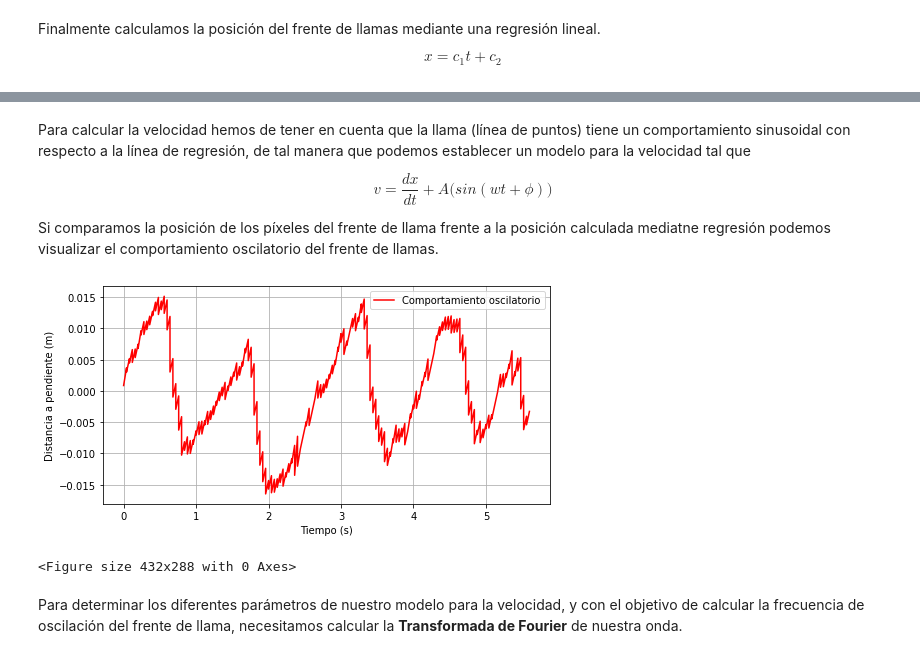
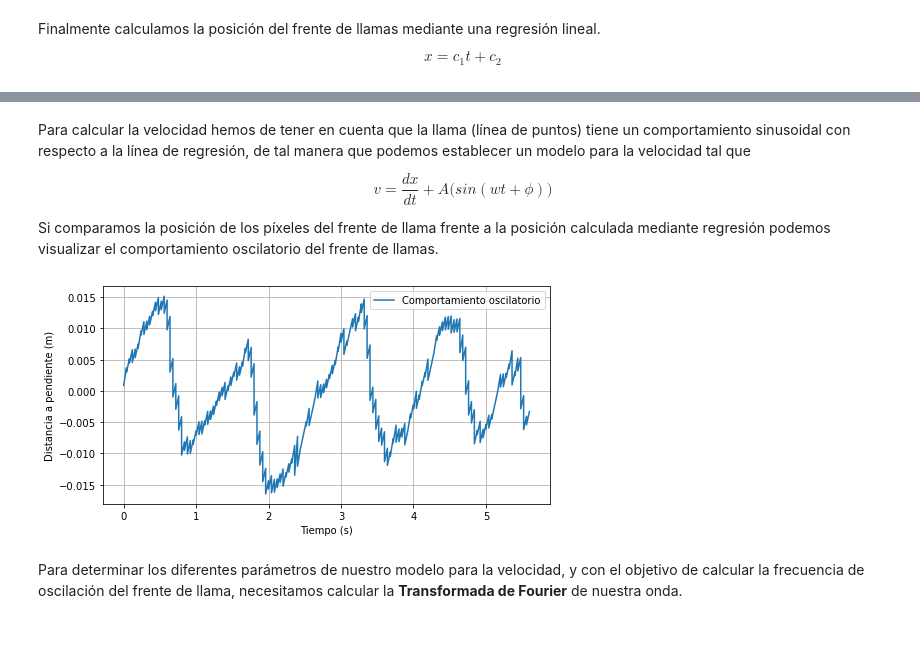
Before and after one commit to feliux/physics_projects, a Jupyter notebook: image_processing/3_frente_llamas/3_Velocidad_Frente_Llama.ipynb, the cells around one changed output, grey strips where cells are left out. Cells and saved outputs as stored; diff of their text form; code cells hidden in the pictures.

```diff
--- a/image_processing/3_frente_llamas/3_Velocidad_Frente_Llama.ipynb
+++ b/image_processing/3_frente_llamas/3_Velocidad_Frente_Llama.ipynb
@@ -42,12 +42,21 @@ Para ello, debe hacer los siguientes pasos:
 import cv2
 import numpy as np
 from matplotlib import pyplot as plt
+import statsmodels.api as sm
 
-image = "streak_photograph.png"
+%matplotlib inline
+
+# Figures
+FIGURES_PATH = "figures/"
+
+# Images
+IMAGES_PATH = "images/"
+
+image = IMAGES_PATH + "streak_photograph.png"
 
 image = cv2.imread(image)
 
-# converting to gray scale
+# Converting to gray scale
 gray = cv2.cvtColor(image, cv2.COLOR_BGR2GRAY)
 
 plt.figure(figsize = (15, 10))
@@ -261,0 +230,24 @@ R2: 1.00
+# %%
+# eje y la posición
+y = A*x + B
+#y = np.flip(y)
+# eje x = t
+X = sm.add_constant(t, prepend=True)
+
+ols1 = sm.OLS(y, X)
+ols_result1 = ols1.fit()
+print(ols_result1.summary())
+print(" ")
+
+y_pred = ols_result1.predict(X)
+
+plt.figure(figsize = (8, 4))
+plt.plot(t, y, label="Frente llama")
+plt.plot(t, y_pred, color="red", label="Regresión lineal")
+plt.title("Posición vs Tiempo")
+plt.xlabel("Tiempo (s)")
+plt.ylabel("Posición (m)")
+plt.legend()
+plt.grid(True)
+plt.savefig(FIGURES_PATH + "5_plot_regresion.png")
+plt.show()
@@ -266,21 +277,20 @@ $$
 v = \frac{dx}{dt} + A \big( sin(wt+\phi) \big)
 $$
 
-Si comparamos la posición de los píxeles del frente de llama frente a la posición calculada mediatne regresión podemos visualizar el comportamiento oscilatorio del frente de llamas.
+Si comparamos la posición de los píxeles del frente de llama frente a la posición calculada mediante regresión podemos visualizar el comportamiento oscilatorio del frente de llamas.
 # %%
 y_dif = y_pred - y
 
 plt.figure(figsize = (8, 4))
-plt.plot(t, y_dif, color="red", label="Comportamiento oscilatorio")
+plt.plot(t, y_dif, label="Comportamiento oscilatorio")
 plt.xlabel("Tiempo (s)")
 plt.ylabel("Distancia a pendiente (m)")
 plt.legend()
 plt.grid(True)
+plt.savefig(FIGURES_PATH + "6_plot_oscilaciones.png")
 plt.show()
-plt.savefig("plot_oscilaciones.png")
 # %% [output]
-[figure, old version]
+[figure, new version]
-<Figure size 432x288 with 0 Axes>
 # %% [markdown]
 Para determinar los diferentes parámetros de nuestro modelo para la velocidad, y con el objetivo de calcular la frecuencia de oscilación del frente de llama, necesitamos calcular la **Transformada de Fourier** de nuestra onda.
 # %%
```
Also changed, not shown: parts of 10 cells of this notebook, 26 other files.
